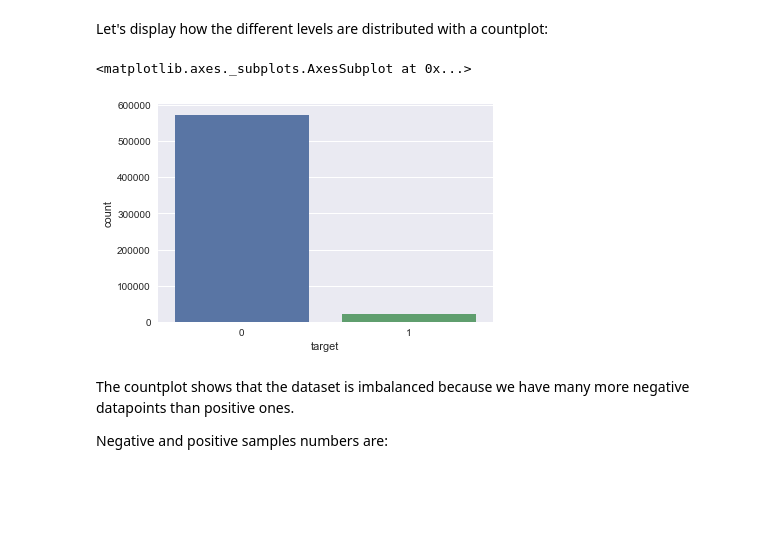
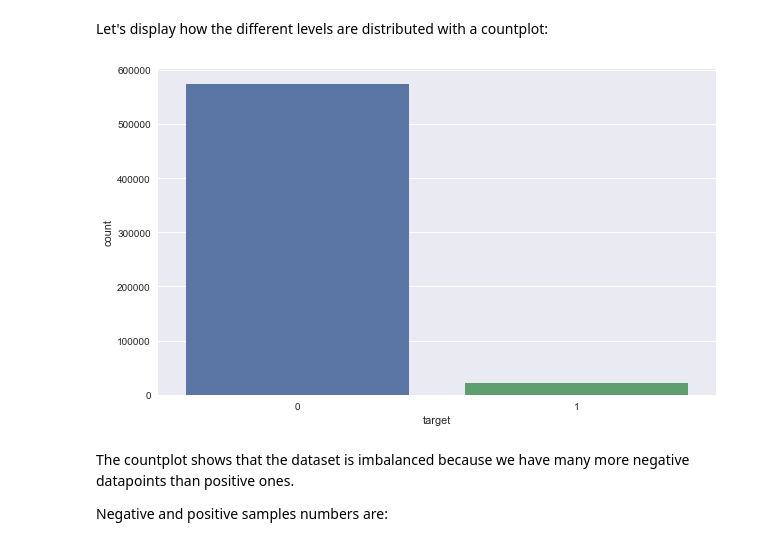
Before and after one commit to antoniodeblasi/kaggle, a Jupyter notebook: PortoSeguro/safedriverprediction.ipynb, the cells around one changed output. Cells and saved outputs as stored; diff of their text form; code cells hidden in the pictures; blank space fills up the shorter version.

Commit message:
junk plots removed

```diff
--- a/PortoSeguro/safedriverprediction.ipynb
+++ b/PortoSeguro/safedriverprediction.ipynb
@@ -80,10 +80,10 @@ array([0, 1])
 # %% [markdown]
 Let's display how the different levels are distributed with a countplot:
 # %%
-sb.countplot(x='target', data=dataset)
+cp = sb.countplot(x='target', data=dataset)
+cp.figure.set_size_inches(10,6)
 # %% [output]
-<matplotlib.axes._subplots.AxesSubplot at 0x...>
-[figure, old version]
+[figure, new version]
 # %% [markdown]
 The countplot shows that the dataset is imbalanced because we have many more negative datapoints than positive ones.
 
```
Also changed, not shown: parts of 13 cells of this notebook.
